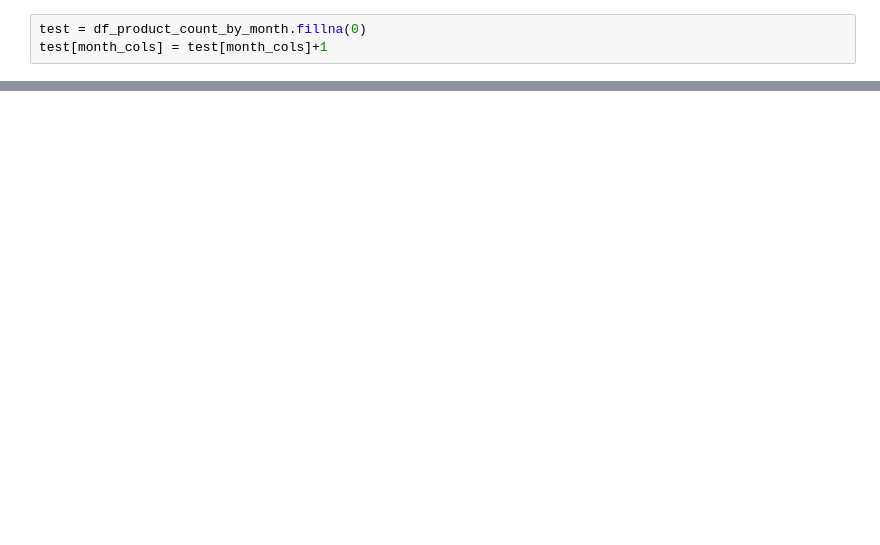
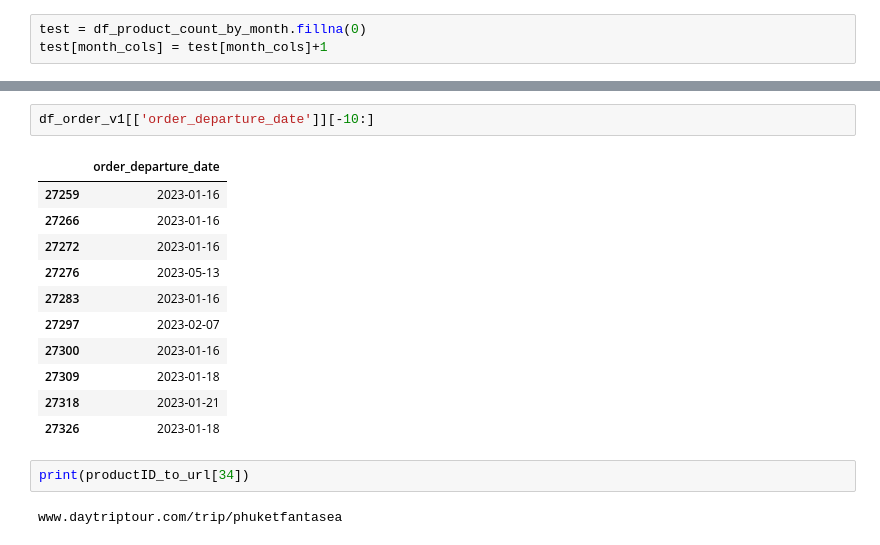
Before and after one commit to RooTBeaM/recommandation_system, a Jupyter notebook: 4_New_Clean_order.ipynb, the cells around one changed output, grey strips where cells are left out. Saved outputs shown, nothing was run; the diff lists cells and outputs as text; blank space fills up the shorter version.

```diff
--- a/4_New_Clean_order.ipynb
+++ b/4_New_Clean_order.ipynb
@@ -342,0 +311,18 @@ test
+# %%
+df_order_v1[['order_departure_date']][-10:]
+# %% [output]
+|  | order_departure_date |
+| 27259 | 2023-01-16 |
+| 27266 | 2023-01-16 |
+| 27272 | 2023-01-16 |
+| 27276 | 2023-05-13 |
+| 27283 | 2023-01-16 |
+| 27297 | 2023-02-07 |
+| 27300 | 2023-01-16 |
+| 27309 | 2023-01-18 |
+| 27318 | 2023-01-21 |
+| 27326 | 2023-01-18 |
+# %%
+print(productID_to_url[34])
+# %% [output]
+www.daytriptour.com/trip/phuketfantasea
```
Also changed, not shown: parts of 8 cells of this notebook, 2 other files.
